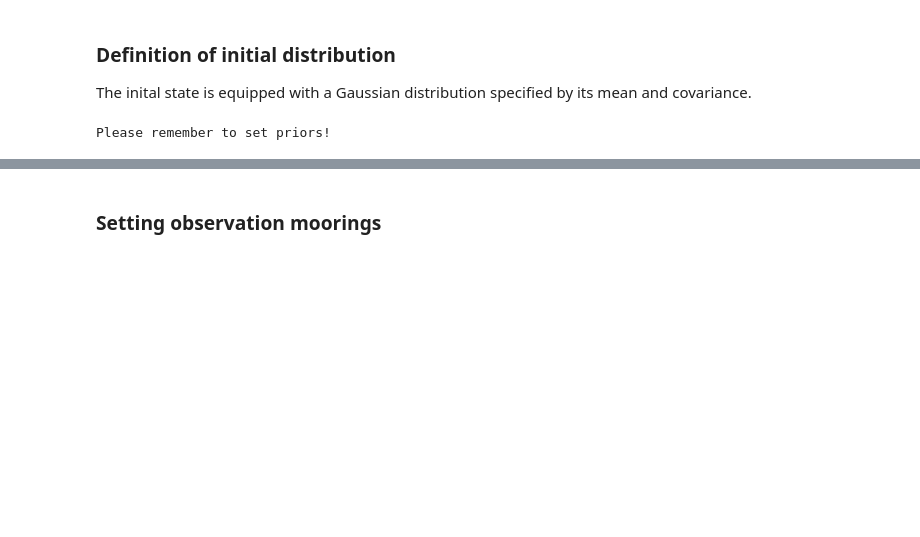
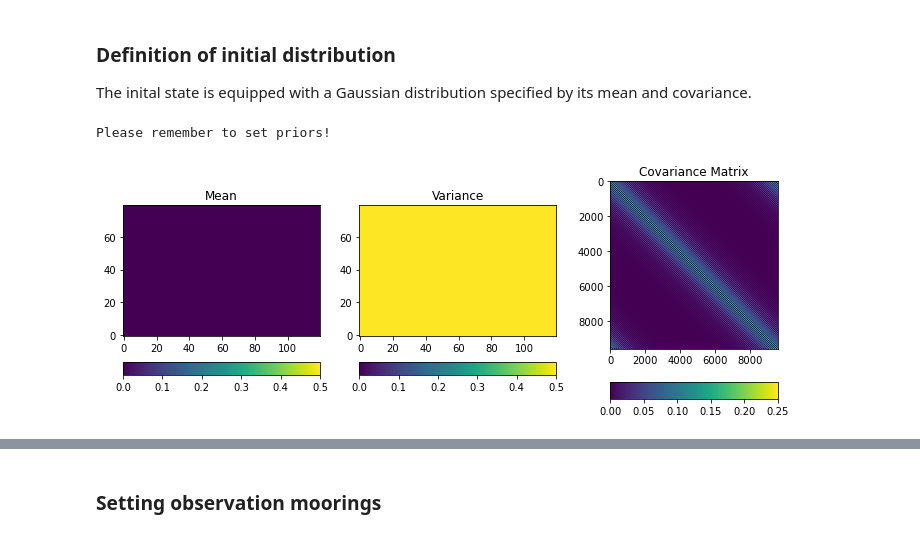
Before and after one commit to FlorianBeiser/advectionDiffusion, a Jupyter notebook: KFiltering.ipynb, the cells around one changed output, grey strips where cells are left out. Saved outputs shown, nothing was run; the diff lists cells and outputs as text; code cells hidden in the pictures; blank space fills up the shorter version.

```diff
--- a/KFiltering.ipynb
+++ b/KFiltering.ipynb
@@ -10,7 +10,7 @@ import KalmanFilter
 
 For Kalman filtering we have to be able to propagate a Gaussian distribution in time and to have access to the linear operators
 # %%
-grid = Simulator.Grid(nx=60,ny=40,dx=0.1,dy=0.1)
+grid = Simulator.Grid(nx=120,ny=80,dx=0.1,dy=0.1)
 simulator = Simulator.Simulator(grid, D=0.25, v=[1,0])
 # %% [markdown]
 ### Definition of initial distribution
@@ -25,23 +25,24 @@ def prior(grid, phi):
     where the matrix is normalized with the standard deviation
     """
     # INPUT! Bell mean
-    mean = 0.5*np.ones(grid.N_x)
+    mean = 0.0*np.ones(grid.N_x)
     # INPUT! Constant var
-    var  = 0.5*np.ones(grid.N_x)
+    var  = 1.0*np.ones(grid.N_x)
 
     # Matern covariance
     dist_mat = np.copy(grid.dist_mat)
-    cov = (1+phi*dist_mat)*np.exp(-phi*dist_mat)
+    #cov = (1+phi*dist_mat)*np.exp(-phi*dist_mat)
+    cov = np.exp(-phi*dist_mat)
     # Normalisation
-    for i in range(grid.N_x):
-        for j in range(grid.N_x):
-            cov[i][j] = np.sqrt(var[i])*np.sqrt(var[j])*cov[i][j]
+    var_mesh = np.meshgrid(np.sqrt(var),np.sqrt(var))[0]*np.meshgrid(np.sqrt(var),np.sqrt(var))[1]
+    cov = var_mesh * cov
 
     return mean, cov
 # %%
 statistics = Statistics.Statistics(simulator)
-mean, cov = prior(grid=grid, phi=10.0)
+mean, cov = prior(grid=grid, phi=2.0)
 statistics.set(mean, cov)
 statistics.plot()
 # %% [output]
 Please remember to set priors!
+[figure, added]
```
Also changed, not shown: parts of 5 cells of this notebook, 9 other files.
